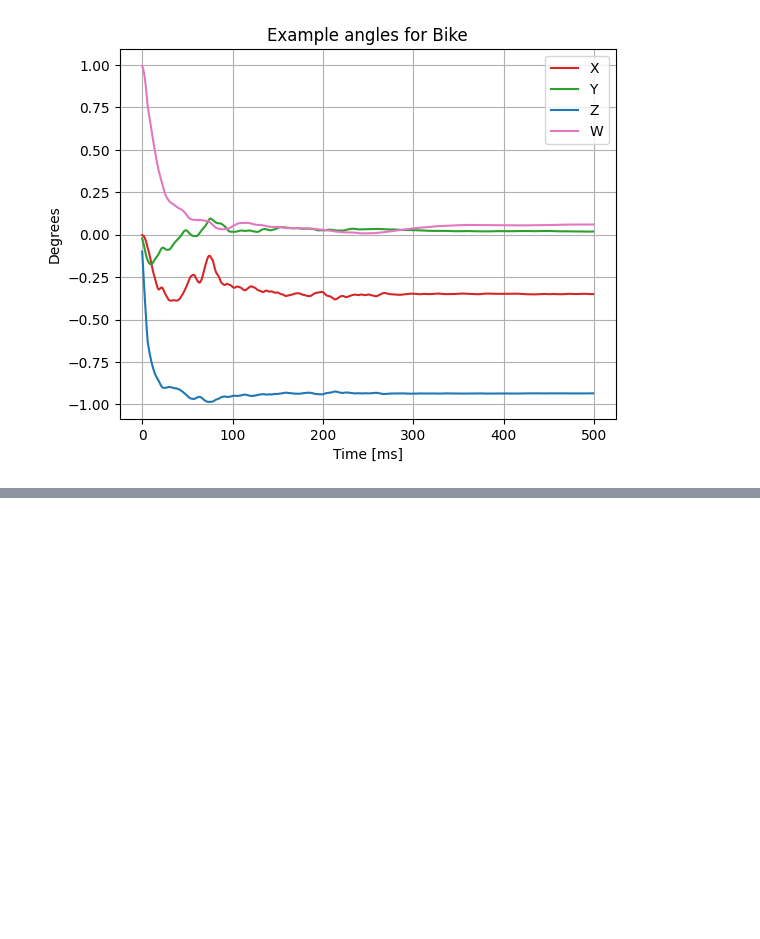
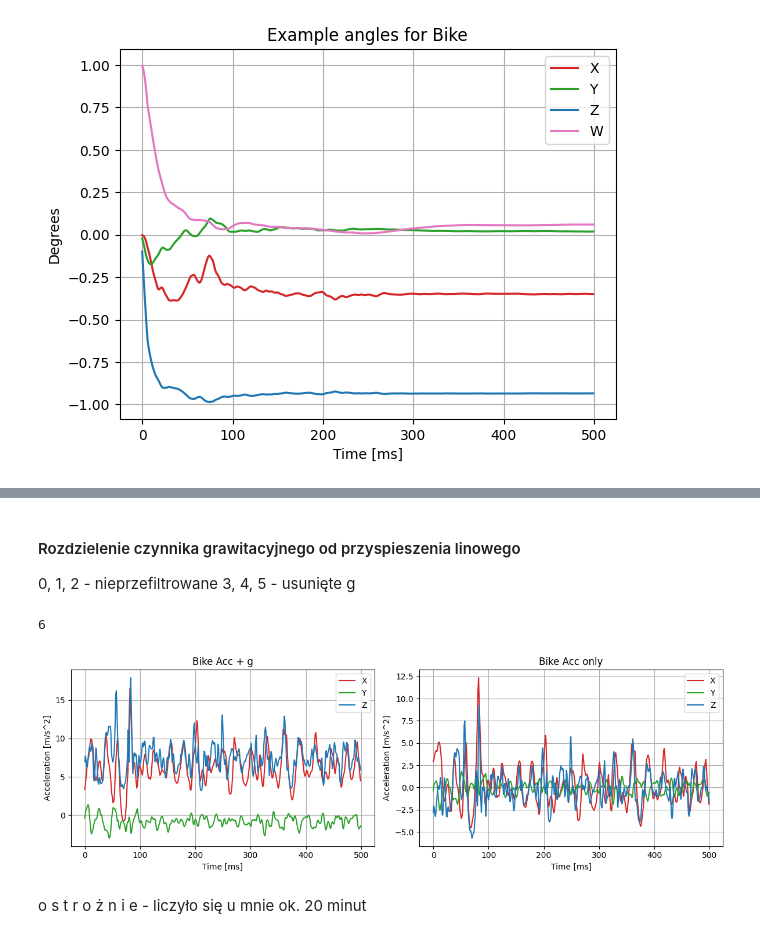
Before and after one commit to pddusza/Sussex_Challange_2025, a Jupyter notebook: sensor_fusion_overview.ipynb, the cells around one changed output, grey strips where cells are left out. Drawn from its saved outputs; the diff is of its cells as text; code cells hidden in the pictures; blank space fills up the shorter version.

```diff
--- a/sensor_fusion_overview.ipynb
+++ b/sensor_fusion_overview.ipynb
@@ -228,7 +225,7 @@ def quat_angles(labels, sensors):
 # %%
 import matplotlib.pyplot as plt
 
-label, quat = run_over_row(15, euler_angles)
+label, quat = run_over_row(15, quat_angles)
 
 plt.plot(quat[:, 0], "tab:red", label="X")
 plt.plot(quat[:, 1], "tab:green", label="Y")
@@ -246,0 +266,5 @@ results = run_over_dataset(euler_angles)
+# %% [markdown]
+#### Rozdzielenie czynnika grawitacyjnego od przyspieszenia linowego
+
+0, 1, 2 - nieprzefiltrowane
+3, 4, 5 - usunięte g
@@ -246,0 +310,32 @@ results = run_over_dataset(euler_angles)
+# %%
+import matplotlib.pyplot as plt
+
+label, accs = run_over_row(15, acc_g_separation)
+
+fig, (ax1, ax2) = plt.subplots(1, 2, figsize=(12, 4))
+
+ax1.plot(accs[:, 0], "tab:red", label="X")
+ax1.plot(accs[:, 1], "tab:green", label="Y")
+ax1.plot(accs[:, 2], "tab:blue", label="Z")
+ax1.set_title(f"{labels_dict[label]} Acc + g")
+ax1.set_xlabel("Time [ms]")
+ax1.set_ylabel("Acceleration [m/s^2]")
+ax1.grid()
+ax1.legend()
+
+ax2.plot(accs[:, 3], "tab:red", label="X")
+ax2.plot(accs[:, 4], "tab:green", label="Y")
+ax2.plot(accs[:, 5], "tab:blue", label="Z")
+ax2.set_title(f"{labels_dict[label]} Acc only")
+ax2.set_xlabel("Time [ms]")
+ax2.set_ylabel("Acceleration [m/s^2]")
+ax2.grid()
+ax2.legend()
+
+plt.tight_layout()
+plt.show()
+# %% [output]
+6
+[figure, added]
+# %% [markdown]
+o s t r o ż n i e - liczyło się u mnie ok. 20 minut
```
Also changed, not shown: parts of 8 cells of this notebook, 1 other file.
